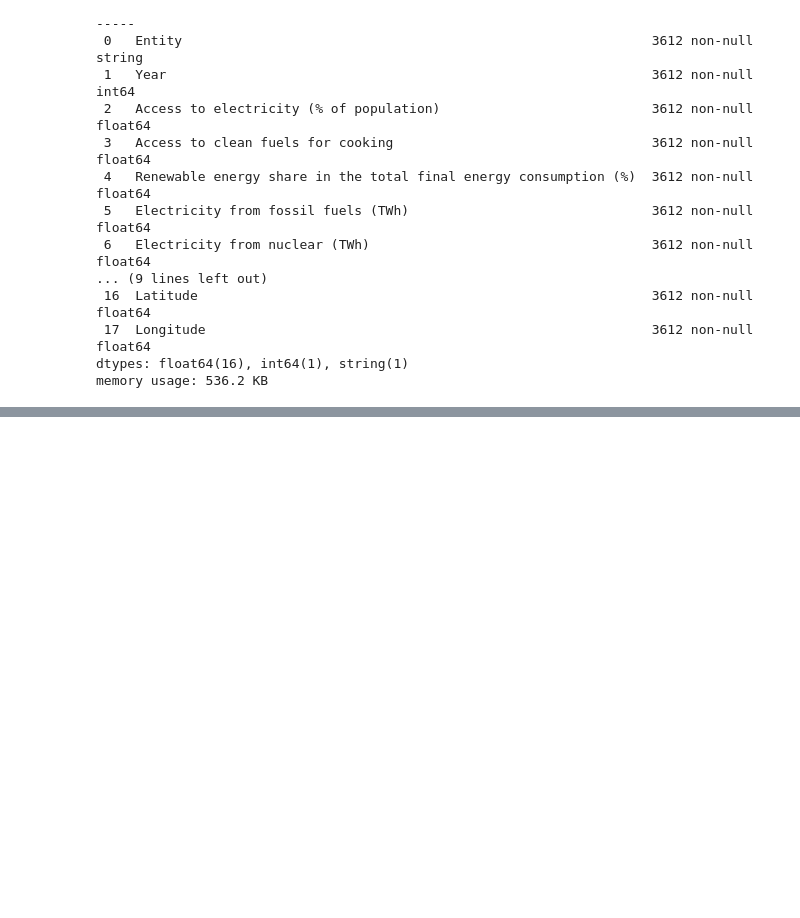
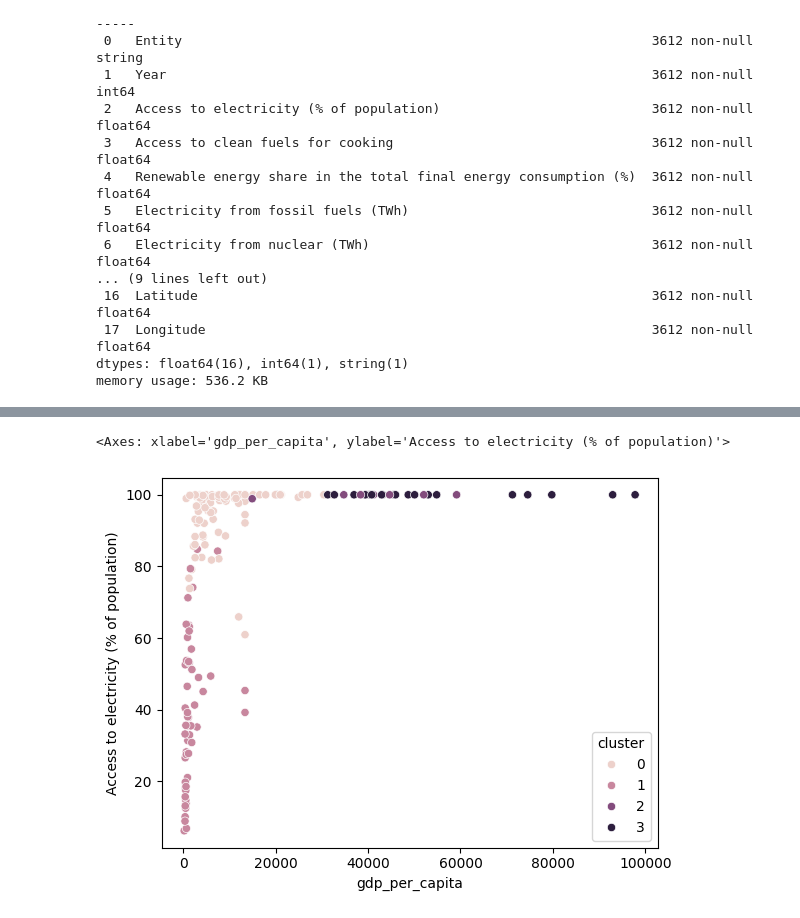
Before and after one commit to fablasettik-cmd/data-science-Coder-, a Jupyter notebook: Cópia_de_ProyectoDSParteII+BlasettiKuhn.ipynb, the cells around one changed output, grey strips where cells are left out. Saved outputs shown, nothing was run; the diff lists cells and outputs as text; code cells hidden in the pictures; blank space fills up the shorter version.

```diff
--- a/Cópia_de_ProyectoDSParteII+BlasettiKuhn.ipynb
+++ b/Cópia_de_ProyectoDSParteII+BlasettiKuhn.ipynb
@@ -501,0 +501,10 @@ plt.show()
+# %%
+sns.scatterplot(
+    data=df_prom,
+    x='gdp_per_capita',
+    y='Access to electricity (% of population)',
+    hue='cluster'
+)
+# %% [output]
+<Axes: xlabel='gdp_per_capita', ylabel='Access to electricity (% of population)'>
+[figure, added]
```
Also changed, not shown: parts of 16 cells of this notebook.
